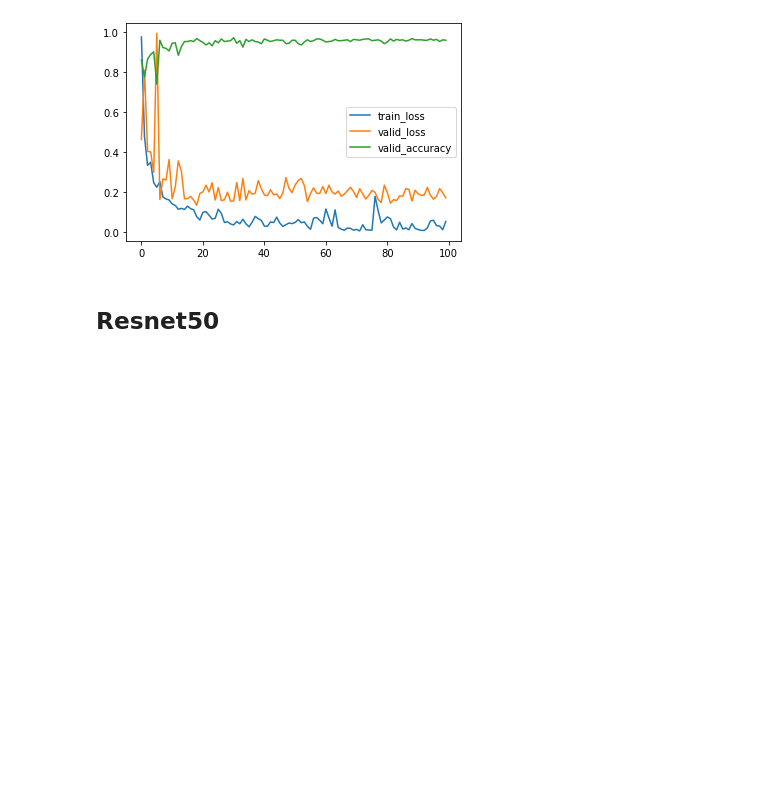
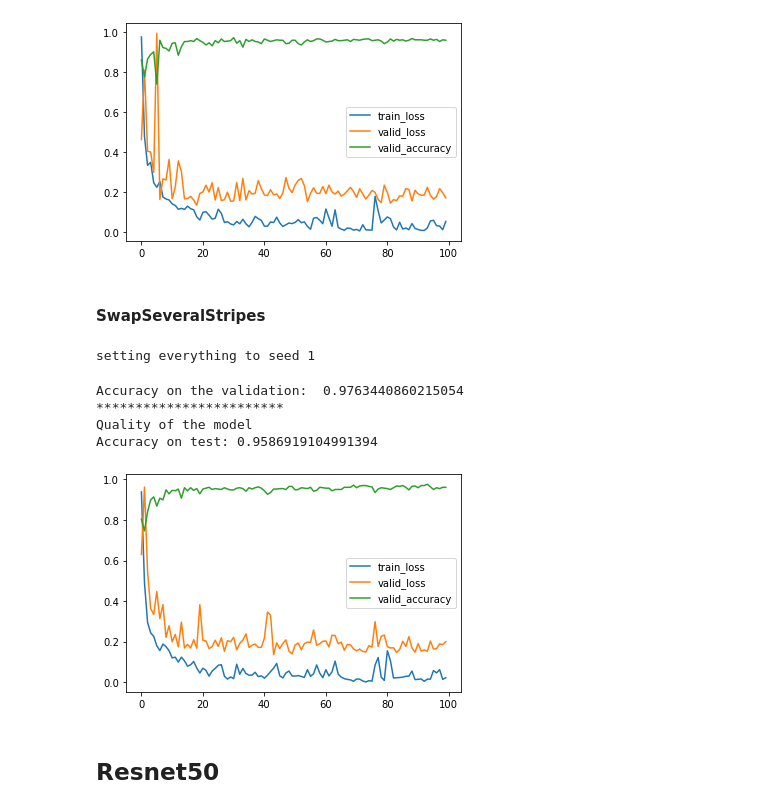
Before and after one commit to lukyanoffpashok/journal_of_research, a Jupyter notebook: Эксперименты для диссертации/AudioMnist_SwapStripes.ipynb, the cells around one changed output. Drawn from its saved outputs; the diff is of its cells as text; code cells hidden in the pictures; blank space fills up the shorter version.

```diff
--- a/Эксперименты для диссертации/AudioMnist_SwapStripes.ipynb
+++ b/Эксперименты для диссертации/AudioMnist_SwapStripes.ipynb
@@ -128,6 +128,22 @@ def TimeRandomSwap(image, max_b = 4):
             break
     return image
 
+def SwapSeveralStripes(image, max_n = 4, max_b0 = 4):
+    n = np.random.randint(max_n + 1)
+    for i in range(n):
+        max_b = max_b0 // n
+        b = np.random.randint(max_b)
+        b1 = np.random.randint(image.shape[2] - b)
+        while True:
+            b2 = np.random.randint(image.shape[2] - b)
+            if np.abs(b1 - b2) >= b:
+                t = image[:, :, b1 : b1 + b].clone()
+                image[:, :, b1 : b1 + b] = image[:, :, b2 : b2 + b]
+                image[:, :, b2 : b2 + b] = t
+                break
+    return image
+
+
 def augmentation(im, mode = 'No'):
     image = im.clone()
     if mode == 'TimeMasking':
@@ -148,6 +164,8 @@ def augmentation(im, mode = 'No'):
         return TimeReplyMasking(image)
     if mode == 'TimeRandomSwap':
         return TimeRandomSwap(image)
+    if mode == 'SwapSeveralStripes':
+        return SwapSeveralStripes(image)
 
     return image
 # %%
@@ -262,10 +280,12 @@ def evaluate(model, test_loader):
 no_augmentation_accuracy18 = []
 time_random_swap_accuracy18 = []
 time_swap_augmentation_accuracy18 = []
+swap_several_stripes_accuracy18 = []
 
 no_augmentation_accuracy50 = []
 time_random_swap_accuracy50 = []
 time_swap_augmentation_accuracy50 = []
+swap_several_stripes_accuracy50 = []
 # %% [markdown]
 # Random seed = 1
 # %%
@@ -403,6 +423,47 @@ Accuracy on the validation:  0.9720430107526882
 Quality of the model
 Accuracy on test: 0.9621342512908778
 [figure]
+# %% [markdown]
+#### SwapSeveralStripes
+# %%
+seed_everything(random_seed)
+
+g1 = torch.Generator()
+g1.manual_seed(random_seed)
+train_dataloader = DataLoader(train_dataset, batch_size=batch_size, shuffle=True, worker_init_fn=worker_init_fn, generator=g1)
+g2 = torch.Generator()
+g2.manual_seed(random_seed)
+valid_dataloader = DataLoader(valid_dataset, batch_size=batch_size, shuffle=False, worker_init_fn=worker_init_fn, generator=g2)
+g3 = torch.Generator()
+g3.manual_seed(random_seed)
+test_dataloader = DataLoader(test_dataset, batch_size=batch_size, shuffle=False, worker_init_fn=worker_init_fn, generator=g3)
+
+model = resnet18()
+num_ftrs = model.fc.in_features
+model.fc = torch.nn.Linear(num_ftrs, 10)
+model = model.to(device)
+
+epochs = 100
+criterion = torch.nn.CrossEntropyLoss()
+criterion = criterion.to(device)
+optimizer = torch.optim.Adam(model.parameters())
+
+model, losses = train(model, criterion, train_dataloader, valid_dataloader, epochs, optimizer, use_augmentation = True, aug_type = 'SwapSeveralStripes')
+
+swap_several_stripes_accuracy18.append(evaluate(model, test_dataloader))
+
+plt.plot(np.arange(epochs), losses[0], label = 'train_loss')
+plt.plot(np.arange(epochs), losses[1], label = 'valid_loss')
+plt.plot(np.arange(epochs), losses[2], label = 'valid_accuracy')
+plt.legend()
+plt.show()
+# %% [output]
+setting everything to seed 1
+Accuracy on the validation:  0.9763440860215054
+************************
+Quality of the model
+Accuracy on test: 0.9586919104991394
+[figure, added]
 # %% [markdown]
 ## Resnet50
 # %% [markdown]
```
Also changed, not shown: parts of 20 cells of this notebook.
